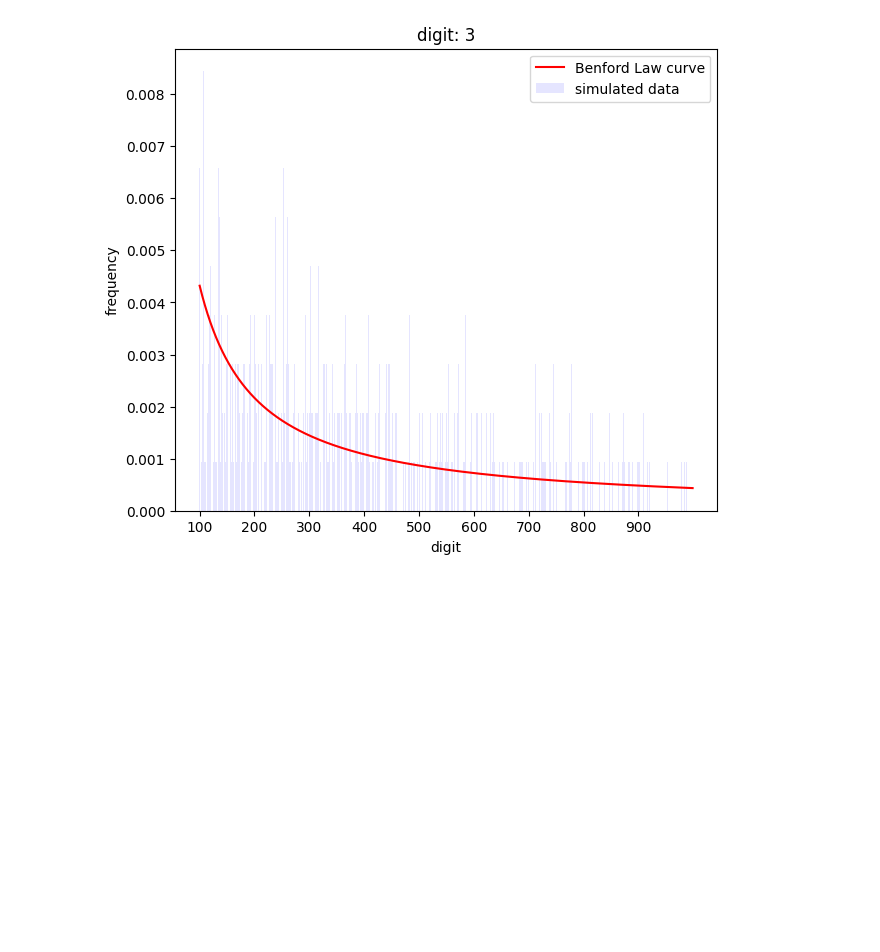
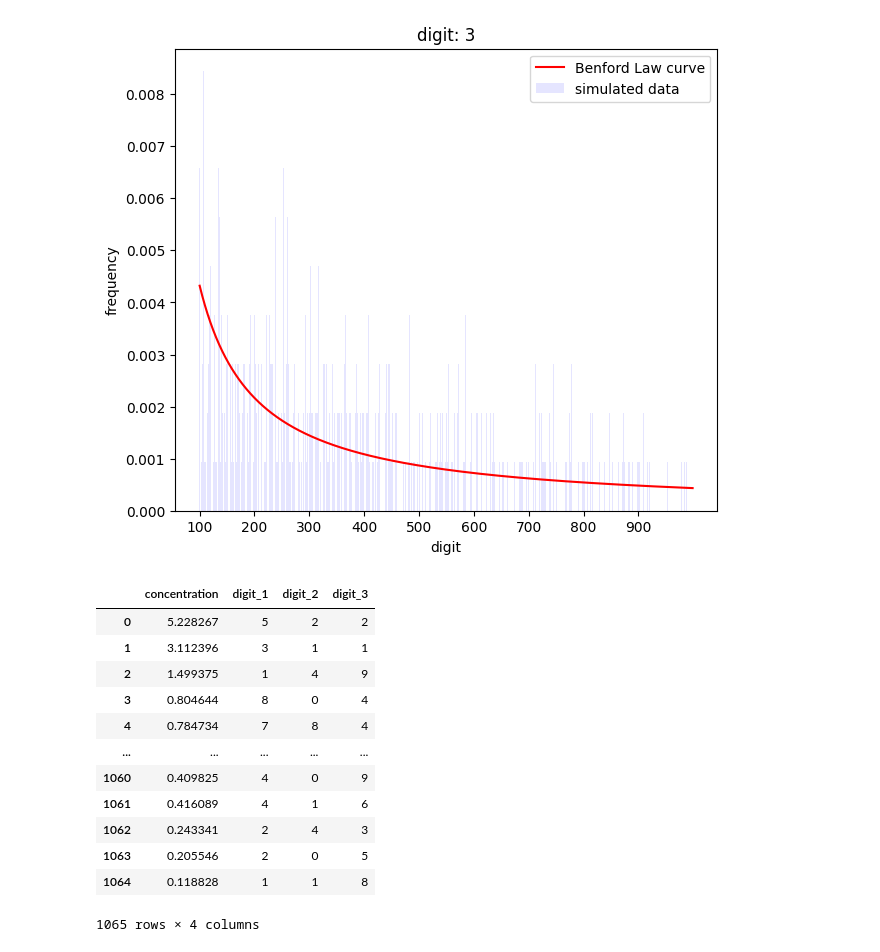
Before and after one commit to yingzibu/Data_Fraud, a Jupyter notebook: Benford/test_benfords_law.ipynb, the cells around one changed output. Cells and saved outputs as stored; diff of their text form; code cells hidden in the pictures; blank space fills up the shorter version.

```diff
--- a/Benford/test_benfords_law.ipynb
+++ b/Benford/test_benfords_law.ipynb
@@ -189,3 +193,28 @@ for digit_num in range(1,4):
 [figure]
 [figure]
 [figure]
+# %%
+single_df = pd.DataFrame()
+single_df['concentration'] = df['concentration'][df['concentration']>0]
+for digit_num in range(1, 4):
+
+    digit_list = []
+    for i in single_df['concentration']:
+        digit_list.append(the_nth_digit(i, digit_num))
+    single_df[f'digit_{digit_num}'] = digit_list
+single_df = single_df.reset_index(drop=True)
+single_df
+# %% [output]
+|  | concentration | digit_1 | digit_2 | digit_3 |
+| 0 | 5.228267 | 5 | 2 | 2 |
+| 1 | 3.112396 | 3 | 1 | 1 |
+| 2 | 1.499375 | 1 | 4 | 9 |
+| 3 | 0.804644 | 8 | 0 | 4 |
+| 4 | 0.784734 | 7 | 8 | 4 |
+| ... | ... | ... | ... | ... |
+| 1060 | 0.409825 | 4 | 0 | 9 |
+| 1061 | 0.416089 | 4 | 1 | 6 |
+| 1062 | 0.243341 | 2 | 4 | 3 |
+| 1063 | 0.205546 | 2 | 0 | 5 |
+| 1064 | 0.118828 | 1 | 1 | 8 |
+1065 rows × 4 columns
```
Also changed, not shown: parts of 4 cells of this notebook.
